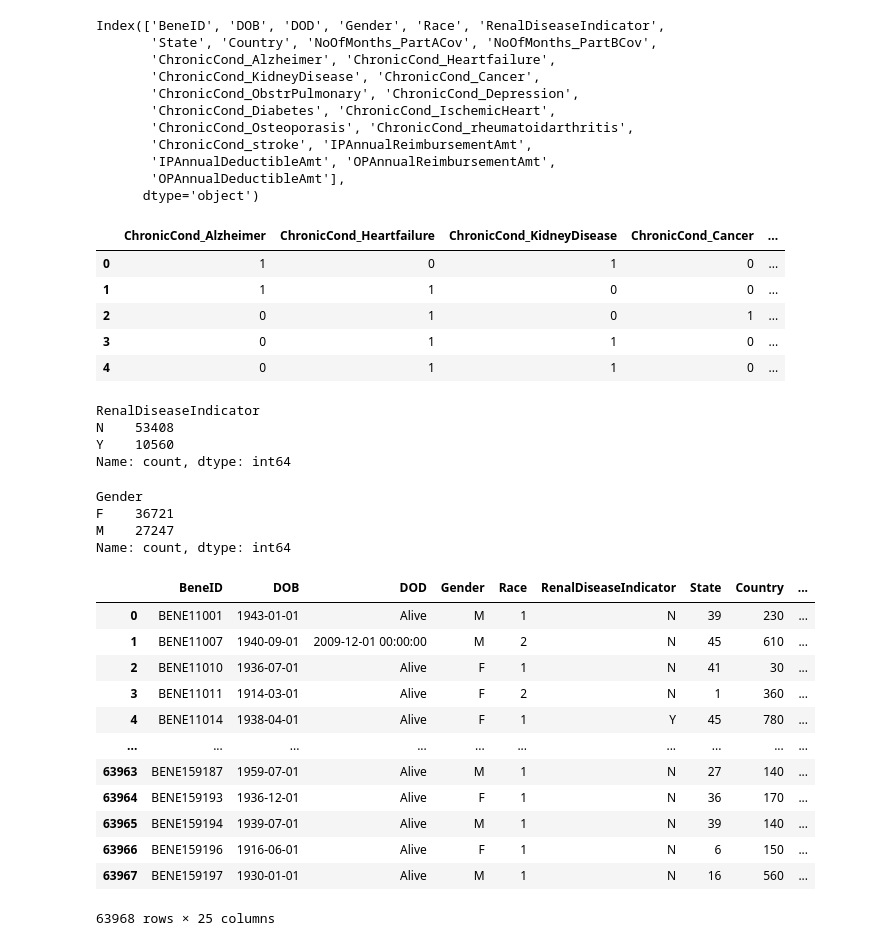
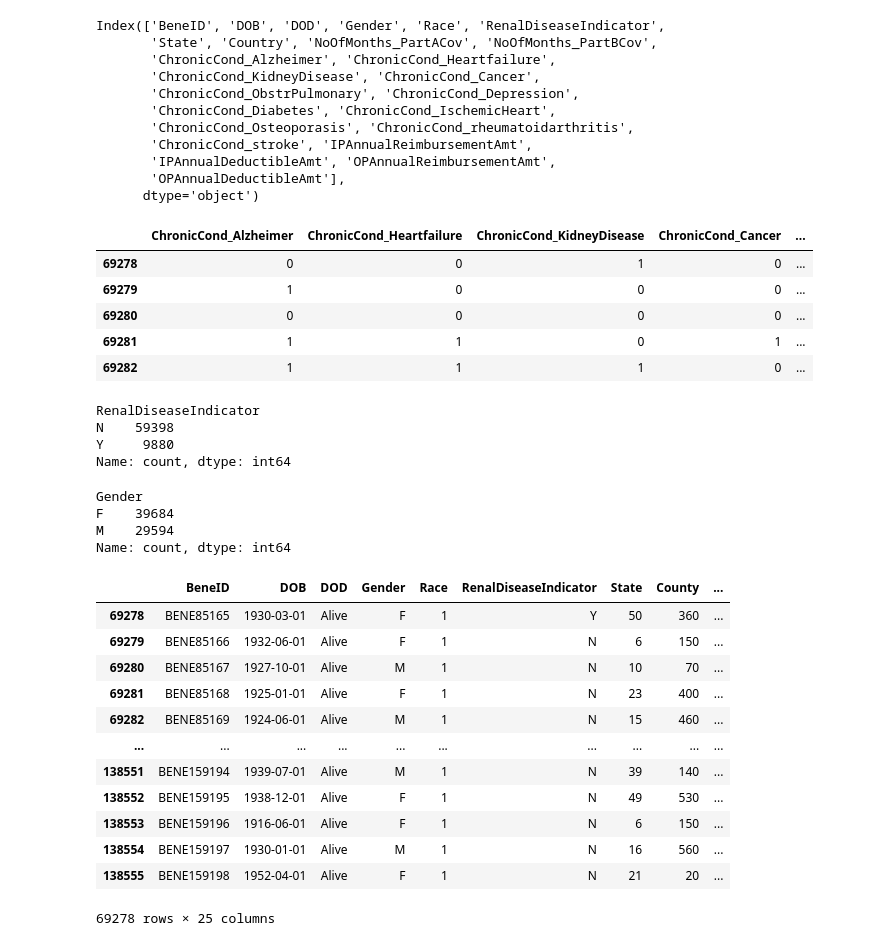
Before and after one commit to shivi13102/Healthcare-Fraud-Provider-Detection-Analysis, a Jupyter notebook: dataClean.ipynb, the cells around one changed output. Drawn from its saved outputs; the diff is of its cells as text; code cells hidden in the pictures.

```diff
--- a/dataClean.ipynb
+++ b/dataClean.ipynb
@@ -404,9 +408,9 @@ There are 63968 unique values in the 'BeneID' column of test_beneficiary.
 # %%
 # Rename the 'county' column to 'country'
-test_beneficiary = test_beneficiary.rename(columns={'County': 'Country'})
+test = test.rename(columns={'County': 'Country'})
 
 # Verify the change
-print(test_beneficiary.columns)
+print(test.columns)
 # %% [output]
 Index(['BeneID', 'DOB', 'DOD', 'Gender', 'Race', 'RenalDiseaseIndicator',
        'State', 'Country', 'NoOfMonths_PartACov', 'NoOfMonths_PartBCov',
@@ -431,52 +435,52 @@ chronic_conditions = [
 ]
 
 # Convert 2 to 0 and leave 1 as 1 for the specified columns
-test_beneficiary[chronic_conditions] = test_beneficiary[chronic_conditions].replace({2: 0})
+test[chronic_conditions] = test[chronic_conditions].replace({2: 0})
 
 # Verify the changes
-display(test_beneficiary[chronic_conditions].head())
+display(test[chronic_conditions].head())
 # %% [output]
 |  | ChronicCond_Alzheimer | ChronicCond_Heartfailure | ChronicCond_KidneyDisease | ChronicCond_Cancer | ... |
-| 0 | 1 | 0 | 1 | 0 | ... |
-| 1 | 1 | 1 | 0 | 0 | ... |
-| 2 | 0 | 1 | 0 | 1 | ... |
-| 3 | 0 | 1 | 1 | 0 | ... |
-| 4 | 0 | 1 | 1 | 0 | ... |
+| 69278 | 0 | 0 | 1 | 0 | ... |
+| 69279 | 1 | 0 | 0 | 0 | ... |
+| 69280 | 0 | 0 | 0 | 0 | ... |
+| 69281 | 1 | 1 | 0 | 1 | ... |
+| 69282 | 1 | 1 | 1 | 0 | ... |
 # %%
 # Replace 0 with 'N' in the RenalDiseaseIndicator column
-test_beneficiary['RenalDiseaseIndicator'] = test_beneficiary['RenalDiseaseIndicator'].replace({0: 'N'})
+test['RenalDiseaseIndicator'] = test['RenalDiseaseIndicator'].replace({0: 'N'})
 
 #Verify the changes
-print(test_beneficiary['RenalDiseaseIndicator'].value_counts())
+print(test['RenalDiseaseIndicator'].value_counts())
 # %% [output]
 RenalDiseaseIndicator
-N    53408
-Y    10560
+N    59398
+Y     9880
 Name: count, dtype: int64
 # %%
 # Replace 1 with 'M' and 2 with 'F' in the gender column for train_beneficiary
-test_beneficiary['Gender'] = test_beneficiary['Gender'].replace({1: 'M', 2: 'F'})
+test['Gender'] = test['Gender'].replace({1: 'M', 2: 'F'})
 
 # Verify the changes
-print(test_beneficiary['Gender'].value_counts())
+print(test['Gender'].value_counts())
 # %% [output]
 Gender
-F    36721
-M    27247
+F    39684
+M    29594
 Name: count, dtype: int64
 # %%
-display(test_beneficiary)
+display(test)
 # %% [output]
-|  | BeneID | DOB | DOD | Gender | Race | RenalDiseaseIndicator | State | Country | ... |
-| 0 | BENE11001 | 1943-01-01 | Alive | M | 1 | N | 39 | 230 | ... |
-| 1 | BENE11007 | 1940-09-01 | 2009-12-01 00:00:00 | M | 2 | N | 45 | 610 | ... |
-| 2 | BENE11010 | 1936-07-01 | Alive | F | 1 | N | 41 | 30 | ... |
-| 3 | BENE11011 | 1914-03-01 | Alive | F | 2 | N | 1 | 360 | ... |
-| 4 | BENE11014 | 1938-04-01 | Alive | F | 1 | Y | 45 | 780 | ... |
+|  | BeneID | DOB | DOD | Gender | Race | RenalDiseaseIndicator | State | County | ... |
+| 69278 | BENE85165 | 1930-03-01 | Alive | F | 1 | Y | 50 | 360 | ... |
+| 69279 | BENE85166 | 1932-06-01 | Alive | F | 1 | N | 6 | 150 | ... |
+| 69280 | BENE85167 | 1927-10-01 | Alive | M | 1 | N | 10 | 70 | ... |
+| 69281 | BENE85168 | 1925-01-01 | Alive | F | 1 | N | 23 | 400 | ... |
+| 69282 | BENE85169 | 1924-06-01 | Alive | M | 1 | N | 15 | 460 | ... |
 | ... | ... | ... | ... | ... | ... | ... | ... | ... | ... |
-| 63963 | BENE159187 | 1959-07-01 | Alive | M | 1 | N | 27 | 140 | ... |
-| 63964 | BENE159193 | 1936-12-01 | Alive | F | 1 | N | 36 | 170 | ... |
-| 63965 | BENE159194 | 1939-07-01 | Alive | M | 1 | N | 39 | 140 | ... |
-| 63966 | BENE159196 | 1916-06-01 | Alive | F | 1 | N | 6 | 150 | ... |
-| 63967 | BENE159197 | 1930-01-01 | Alive | M | 1 | N | 16 | 560 | ... |
+| 138551 | BENE159194 | 1939-07-01 | Alive | M | 1 | N | 39 | 140 | ... |
+| 138552 | BENE159195 | 1938-12-01 | Alive | F | 1 | N | 49 | 530 | ... |
+| 138553 | BENE159196 | 1916-06-01 | Alive | F | 1 | N | 6 | 150 | ... |
+| 138554 | BENE159197 | 1930-01-01 | Alive | M | 1 | N | 16 | 560 | ... |
+| 138555 | BENE159198 | 1952-04-01 | Alive | F | 1 | N | 21 | 20 | ... |
-63968 rows × 25 columns
+69278 rows × 25 columns
```
Also changed, not shown: parts of 13 cells of this notebook.
